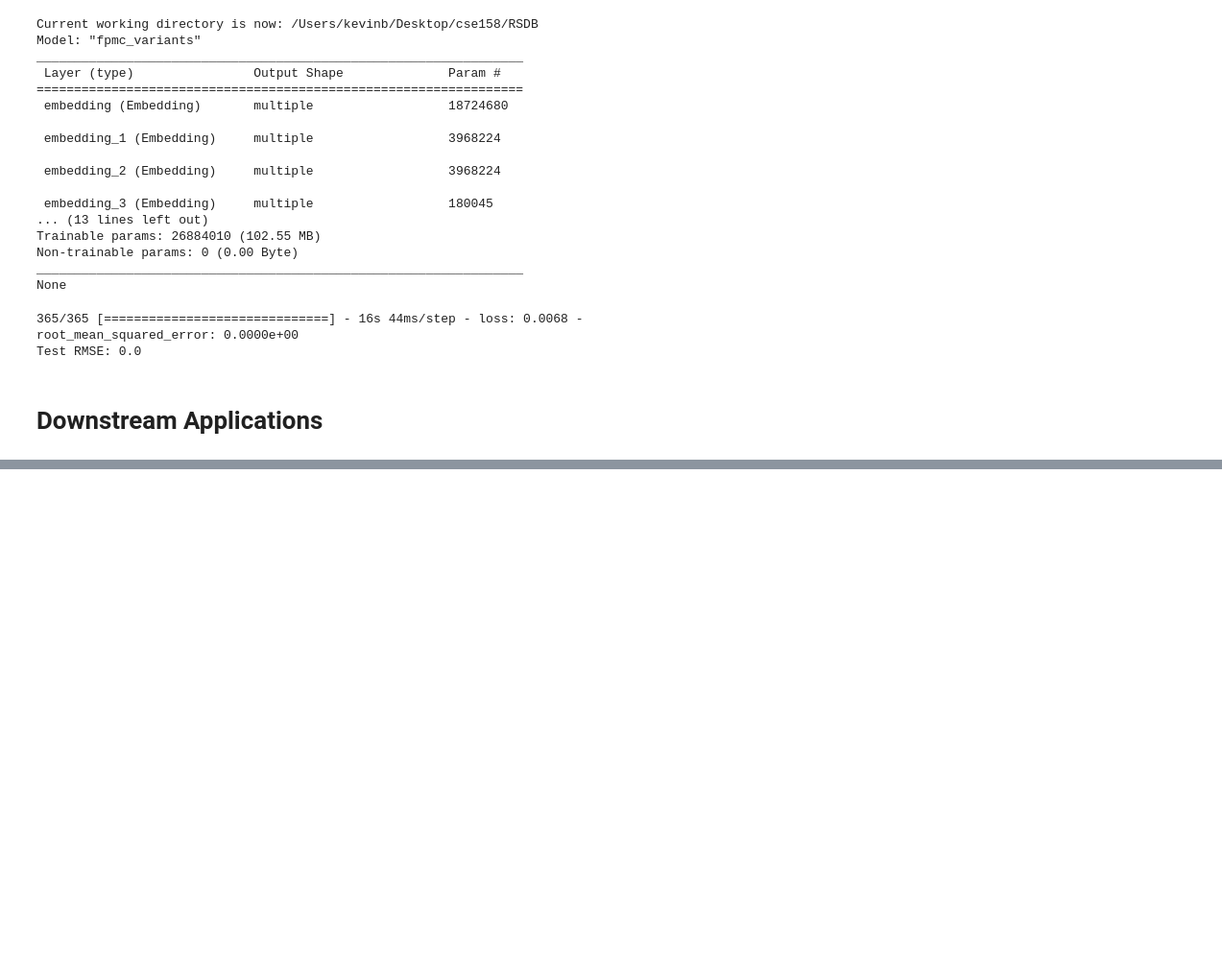
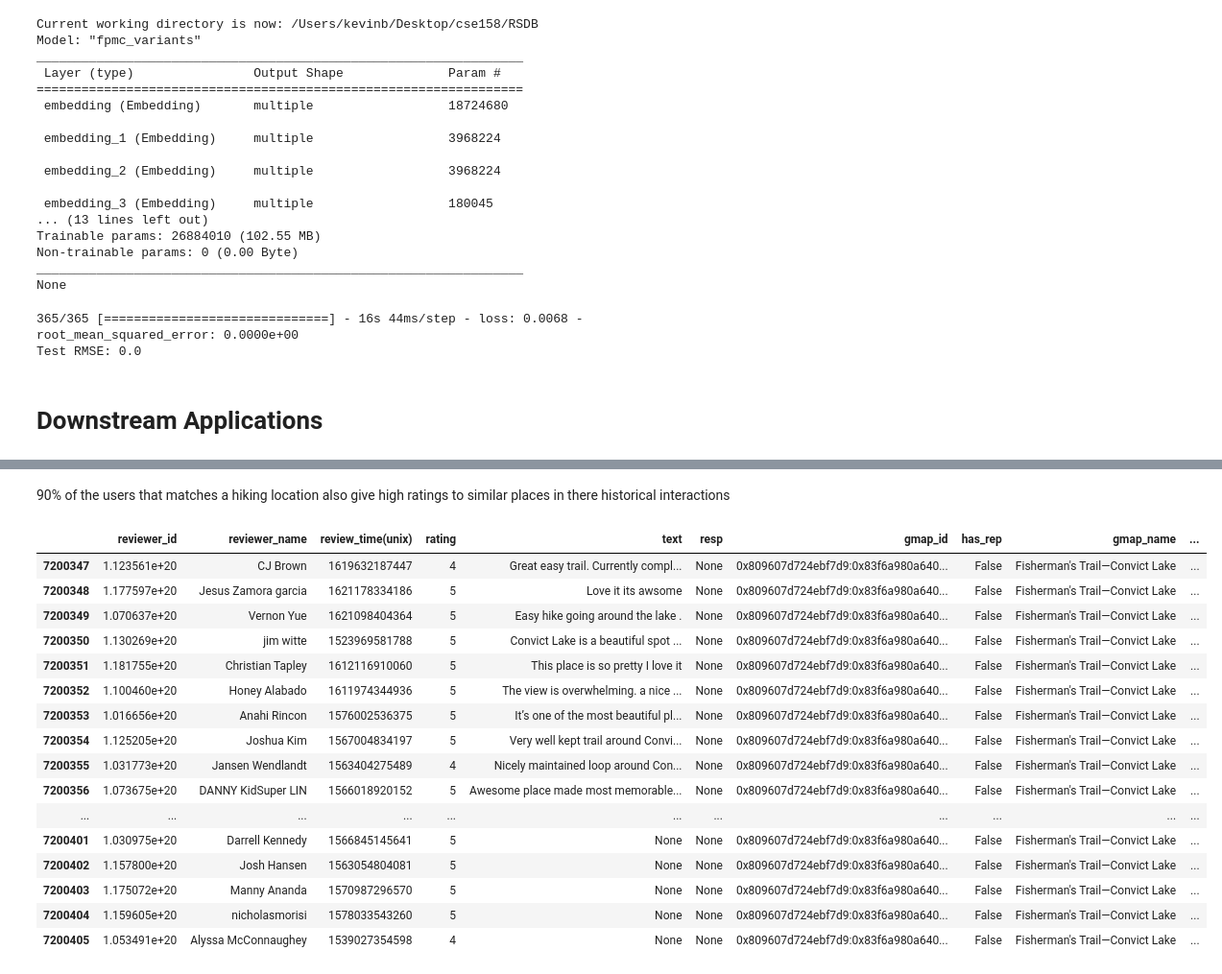
Before and after one commit to KevinBian107/RSDB, a Jupyter notebook: rsdb/eval.ipynb, the cells around one changed output, grey strips where cells are left out. Shown: that part at 96% size. Drawn from its saved outputs; the diff is of its cells as text; code cells hidden in the pictures; blank space fills up the shorter version.

```diff
--- a/rsdb/eval.ipynb
+++ b/rsdb/eval.ipynb
@@ -105,0 +190,22 @@ ModuleNotFoundError: No module named 'tlfm'
+# %% [markdown]
+90% of the users that matches a hiking location also give high ratings to similar places in there historical interactions
+# %%
+cleaned_df[cleaned_df["gmap_id"]=="0x809607d724ebf7d9:0x83f6a980a640dd5c"]
+# %% [output]
+|  | reviewer_id | reviewer_name | review_time(unix) | rating | text | resp | gmap_id | has_rep | gmap_name | ... |
+| 7200347 | 1.123561e+20 | CJ Brown | 1619632187447 | 4 | Great easy trail. Currently compl... | None | 0x809607d724ebf7d9:0x83f6a980a640... | False | Fisherman's Trail—Convict Lake | ... |
+| 7200348 | 1.177597e+20 | Jesus Zamora garcia | 1621178334186 | 5 | Love it its awsome | None | 0x809607d724ebf7d9:0x83f6a980a640... | False | Fisherman's Trail—Convict Lake | ... |
+| 7200349 | 1.070637e+20 | Vernon Yue | 1621098404364 | 5 | Easy hike going around the lake . | None | 0x809607d724ebf7d9:0x83f6a980a640... | False | Fisherman's Trail—Convict Lake | ... |
+| 7200350 | 1.130269e+20 | jim witte | 1523969581788 | 5 | Convict Lake is a beautiful spot ... | None | 0x809607d724ebf7d9:0x83f6a980a640... | False | Fisherman's Trail—Convict Lake | ... |
+| 7200351 | 1.181755e+20 | Christian Tapley | 1612116910060 | 5 | This place is so pretty I love it | None | 0x809607d724ebf7d9:0x83f6a980a640... | False | Fisherman's Trail—Convict Lake | ... |
+| 7200352 | 1.100460e+20 | Honey Alabado | 1611974344936 | 5 | The view is overwhelming. a nice ... | None | 0x809607d724ebf7d9:0x83f6a980a640... | False | Fisherman's Trail—Convict Lake | ... |
+| 7200353 | 1.016656e+20 | Anahi Rincon | 1576002536375 | 5 | It’s one of the most beautiful pl... | None | 0x809607d724ebf7d9:0x83f6a980a640... | False | Fisherman's Trail—Convict Lake | ... |
+| 7200354 | 1.125205e+20 | Joshua Kim | 1567004834197 | 5 | Very well kept trail around Convi... | None | 0x809607d724ebf7d9:0x83f6a980a640... | False | Fisherman's Trail—Convict Lake | ... |
+| 7200355 | 1.031773e+20 | Jansen Wendlandt | 1563404275489 | 4 | Nicely maintained loop around Con... | None | 0x809607d724ebf7d9:0x83f6a980a640... | False | Fisherman's Trail—Convict Lake | ... |
+| 7200356 | 1.073675e+20 | DANNY KidSuper LIN | 1566018920152 | 5 | Awesome place made most memorable... | None | 0x809607d724ebf7d9:0x83f6a980a640... | False | Fisherman's Trail—Convict Lake | ... |
+| ... | ... | ... | ... | ... | ... | ... | ... | ... | ... | ... |
+| 7200401 | 1.030975e+20 | Darrell Kennedy | 1566845145641 | 5 | None | None | 0x809607d724ebf7d9:0x83f6a980a640... | False | Fisherman's Trail—Convict Lake | ... |
+| 7200402 | 1.157800e+20 | Josh Hansen | 1563054804081 | 5 | None | None | 0x809607d724ebf7d9:0x83f6a980a640... | False | Fisherman's Trail—Convict Lake | ... |
+| 7200403 | 1.175072e+20 | Manny Ananda | 1570987296570 | 5 | None | None | 0x809607d724ebf7d9:0x83f6a980a640... | False | Fisherman's Trail—Convict Lake | ... |
+| 7200404 | 1.159605e+20 | nicholasmorisi | 1578033543260 | 5 | None | None | 0x809607d724ebf7d9:0x83f6a980a640... | False | Fisherman's Trail—Convict Lake | ... |
+| 7200405 | 1.053491e+20 | Alyssa McConnaughey | 1539027354598 | 4 | None | None | 0x809607d724ebf7d9:0x83f6a980a640... | False | Fisherman's Trail—Convict Lake | ... |
```
Also changed, not shown: parts of 10 cells of this notebook, 3 other files.
